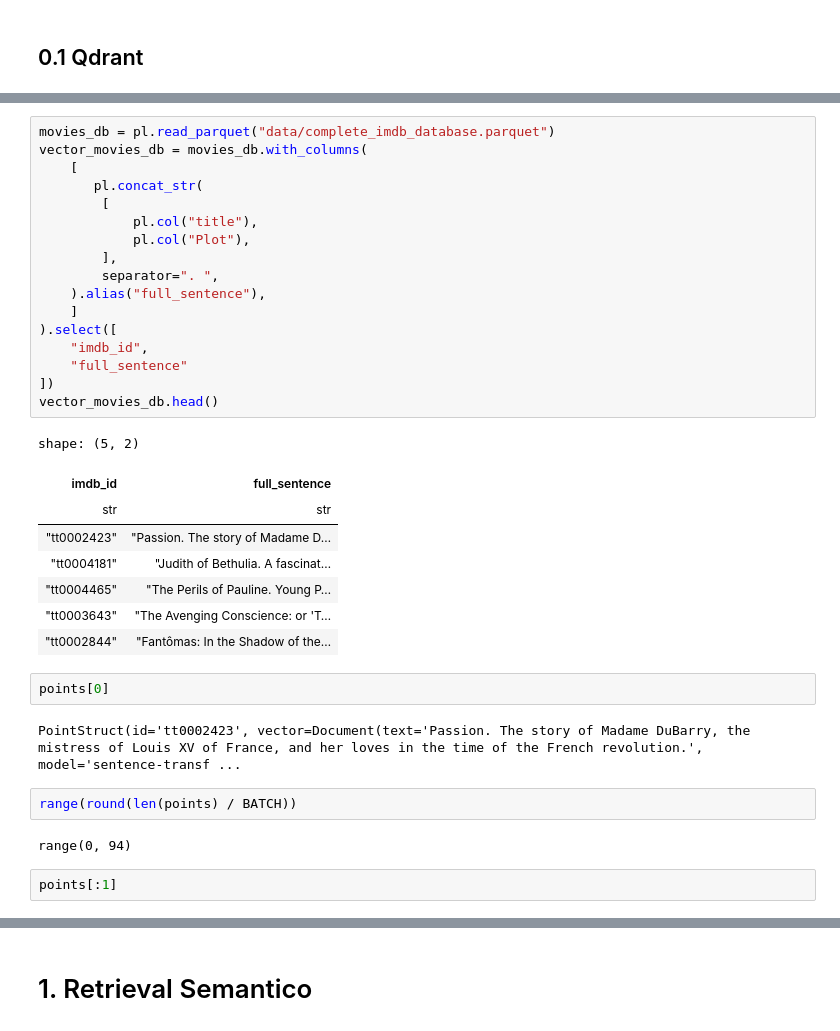
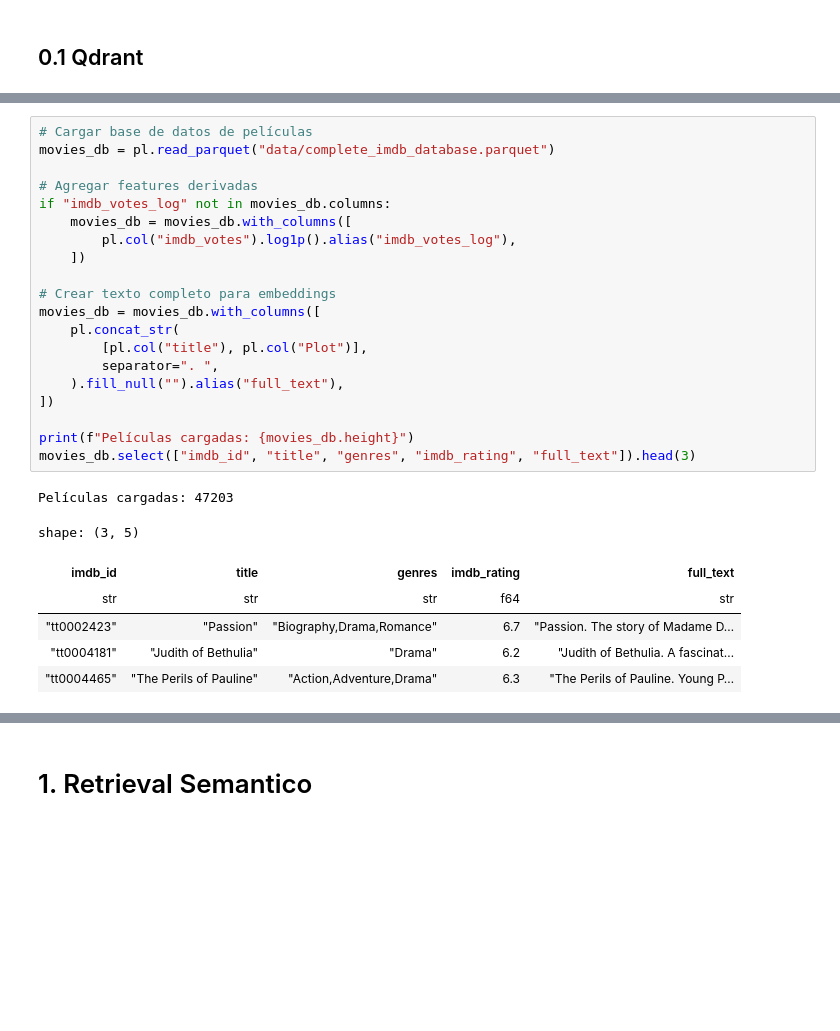
Before and after one commit to abdala9512/dsrp-machine-learning-engineering-4, a Jupyter notebook: notebooks/serving.ipynb, the cells around one changed output, grey strips where cells are left out. Drawn from its saved outputs; the diff is of its cells as text; blank space fills up the shorter version.

```diff
--- a/notebooks/serving.ipynb
+++ b/notebooks/serving.ipynb
@@ -50,37 +87,29 @@ client.create_collection(
 # %%
+# Cargar base de datos de películas
 movies_db = pl.read_parquet("data/complete_imdb_database.parquet")
-vector_movies_db = movies_db.with_columns(
-    [
-       pl.concat_str(
-        [
-            pl.col("title"),
-            pl.col("Plot"),
-        ],
+
+# Agregar features derivadas
+if "imdb_votes_log" not in movies_db.columns:
+    movies_db = movies_db.with_columns([
+        pl.col("imdb_votes").log1p().alias("imdb_votes_log"),
+    ])
+
+# Crear texto completo para embeddings
+movies_db = movies_db.with_columns([
+    pl.concat_str(
+        [pl.col("title"), pl.col("Plot")],
         separator=". ",
-    ).alias("full_sentence"),
-    ]
-).select([
-    "imdb_id",
-    "full_sentence"
+    ).fill_null("").alias("full_text"),
 ])
-vector_movies_db.head()
+
+print(f"Películas cargadas: {movies_db.height}")
+movies_db.select(["imdb_id", "title", "genres", "imdb_rating", "full_text"]).head(3)
 # %% [output]
-shape: (5, 2)
+Películas cargadas: 47203
+shape: (3, 5)
-| imdb_id | full_sentence |
-| str | str |
-| "tt0002423" | "Passion. The story of Madame D… |
-| "tt0004181" | "Judith of Bethulia. A fascinat… |
-| "tt0004465" | "The Perils of Pauline. Young P… |
-| "tt0003643" | "The Avenging Conscience: or 'T… |
-| "tt0002844" | "Fantômas: In the Shadow of the… |
+| imdb_id | title | genres | imdb_rating | full_text |
+| str | str | str | f64 | str |
+| "tt0002423" | "Passion" | "Biography,Drama,Romance" | 6.7 | "Passion. The story of Madame D… |
+| "tt0004181" | "Judith of Bethulia" | "Drama" | 6.2 | "Judith of Bethulia. A fascinat… |
+| "tt0004465" | "The Perils of Pauline" | "Action,Adventure,Drama" | 6.3 | "The Perils of Pauline. Young P… |
-# %%
-points[0]
-# %% [output]
-PointStruct(id='tt0002423', vector=Document(text='Passion. The story of Madame DuBarry, the mistress of Louis XV of France, and her loves in the time of the French revolution.', model='sentence-transf ...
-# %%
-range(round(len(points) / BATCH))
-# %% [output]
-range(0, 94)
-# %%
-points[:1]
 # %%
```
Also changed, not shown: parts of 13 cells of this notebook, 15 other files.
